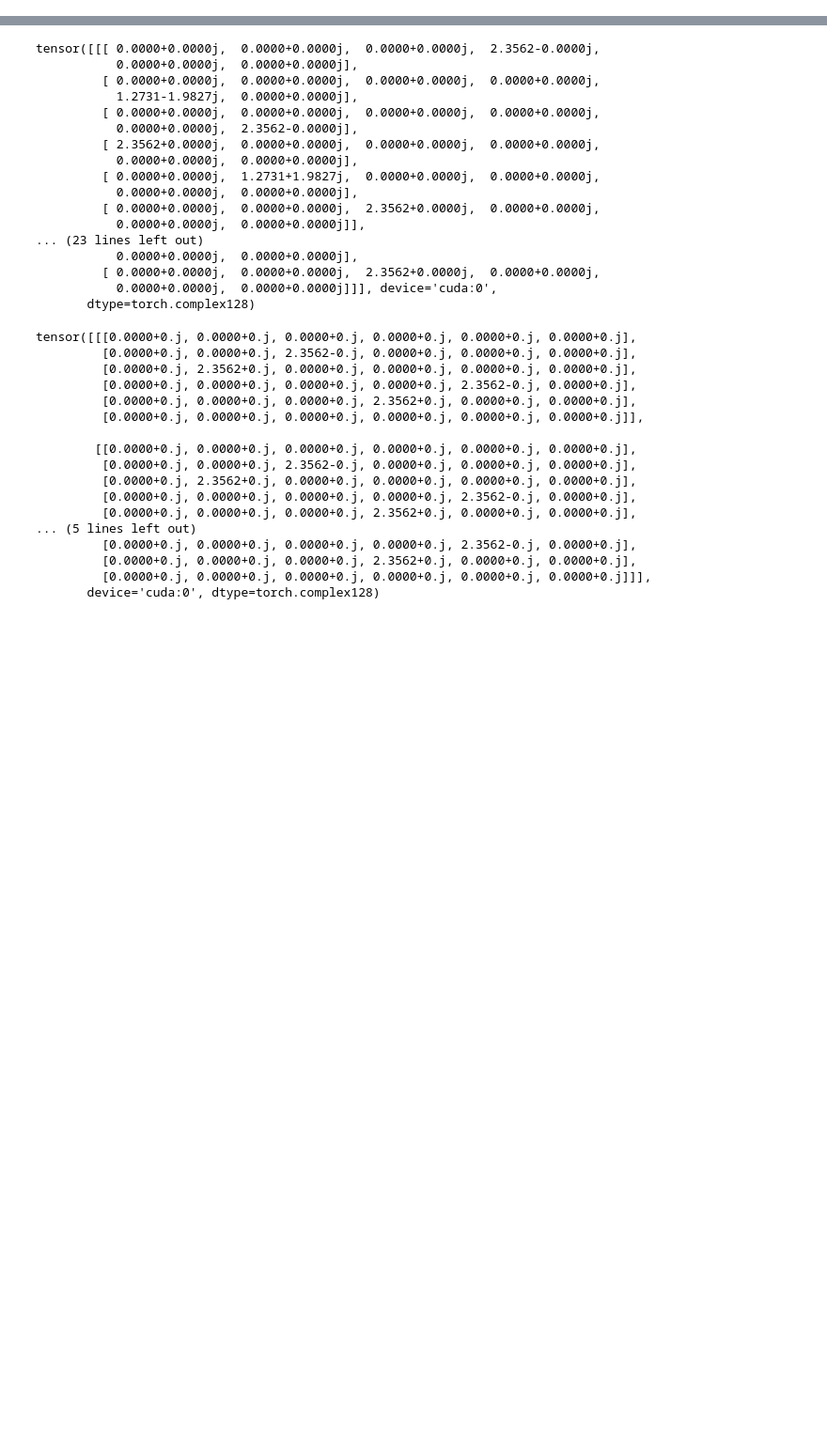
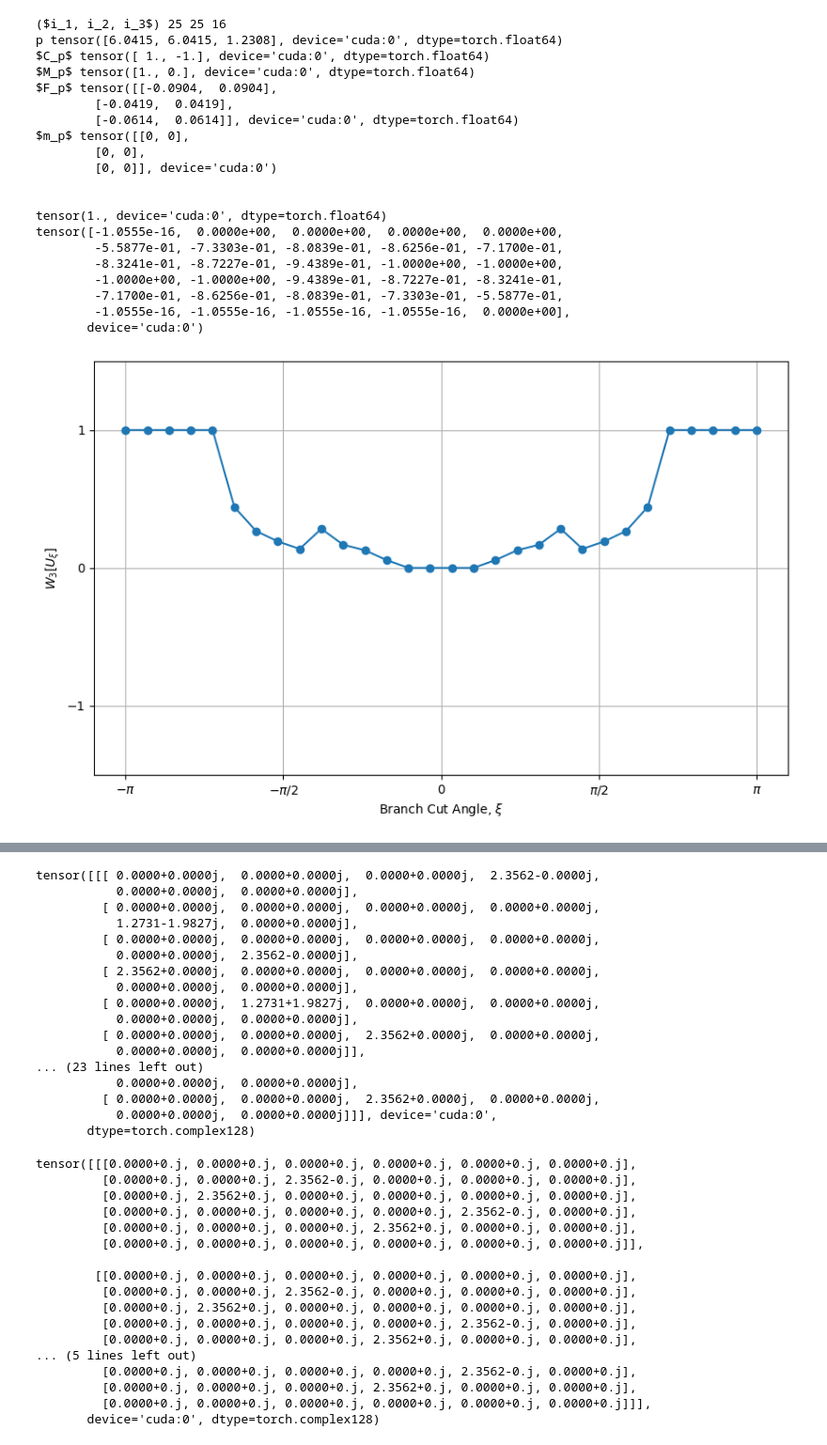
Before and after one commit to NGC2237-Clark/Topo_Loco_QCs, a Jupyter notebook: Floquet/AFAI_GPU_debugertbc.ipynb, the cells around one changed output, grey strips where cells are left out. Shown at 94% size. Cells and saved outputs as stored; diff of their text form; code cells hidden in the pictures; blank space fills up the shorter version.

```diff
--- a/Floquet/AFAI_GPU_debugertbc.ipynb
+++ b/Floquet/AFAI_GPU_debugertbc.ipynb
@@ -20,0 +43,24 @@ model_gpu = afai_parallel.tb_floquet_tbc_cuda(period, 1, hopping, 3,3)
+# %%
+w2 = model_pest2.winding3(0, 26, 100, branch_cut_angles, plot=True)
+# %% [output]
+($i_1, i_2, i_3$) 25 25 16
+p tensor([6.0415, 6.0415, 1.2308], device='cuda:0', dtype=torch.float64)
+$C_p$ tensor([ 1., -1.], device='cuda:0', dtype=torch.float64)
+$M_p$ tensor([1., 0.], device='cuda:0', dtype=torch.float64)
+$F_p$ tensor([[-0.0904,  0.0904],
+        [-0.0419,  0.0419],
+        [-0.0614,  0.0614]], device='cuda:0', dtype=torch.float64)
+$m_p$ tensor([[0, 0],
+        [0, 0],
+        [0, 0]], device='cuda:0')
+
+
+tensor(1., device='cuda:0', dtype=torch.float64)
+tensor([-1.0555e-16,  0.0000e+00,  0.0000e+00,  0.0000e+00,  0.0000e+00,
+        -5.5877e-01, -7.3303e-01, -8.0839e-01, -8.6256e-01, -7.1700e-01,
+        -8.3241e-01, -8.7227e-01, -9.4389e-01, -1.0000e+00, -1.0000e+00,
+        -1.0000e+00, -1.0000e+00, -9.4389e-01, -8.7227e-01, -8.3241e-01,
+        -7.1700e-01, -8.6256e-01, -8.0839e-01, -7.3303e-01, -5.5877e-01,
+        -1.0555e-16, -1.0555e-16, -1.0555e-16, -1.0555e-16,  0.0000e+00],
+       device='cuda:0')
+[figure, added]
```
Also changed, not shown: parts of 11 cells of this notebook, 5 other files.
